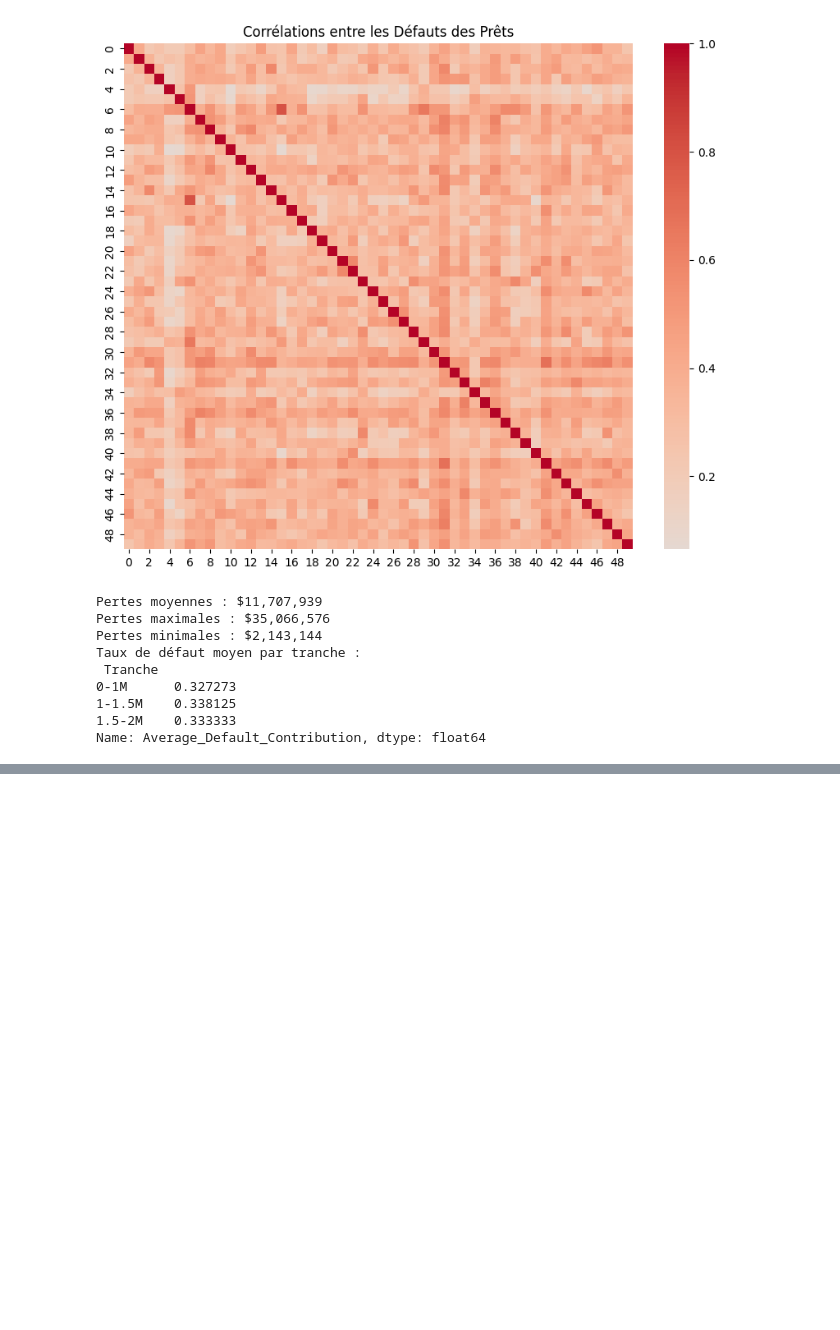
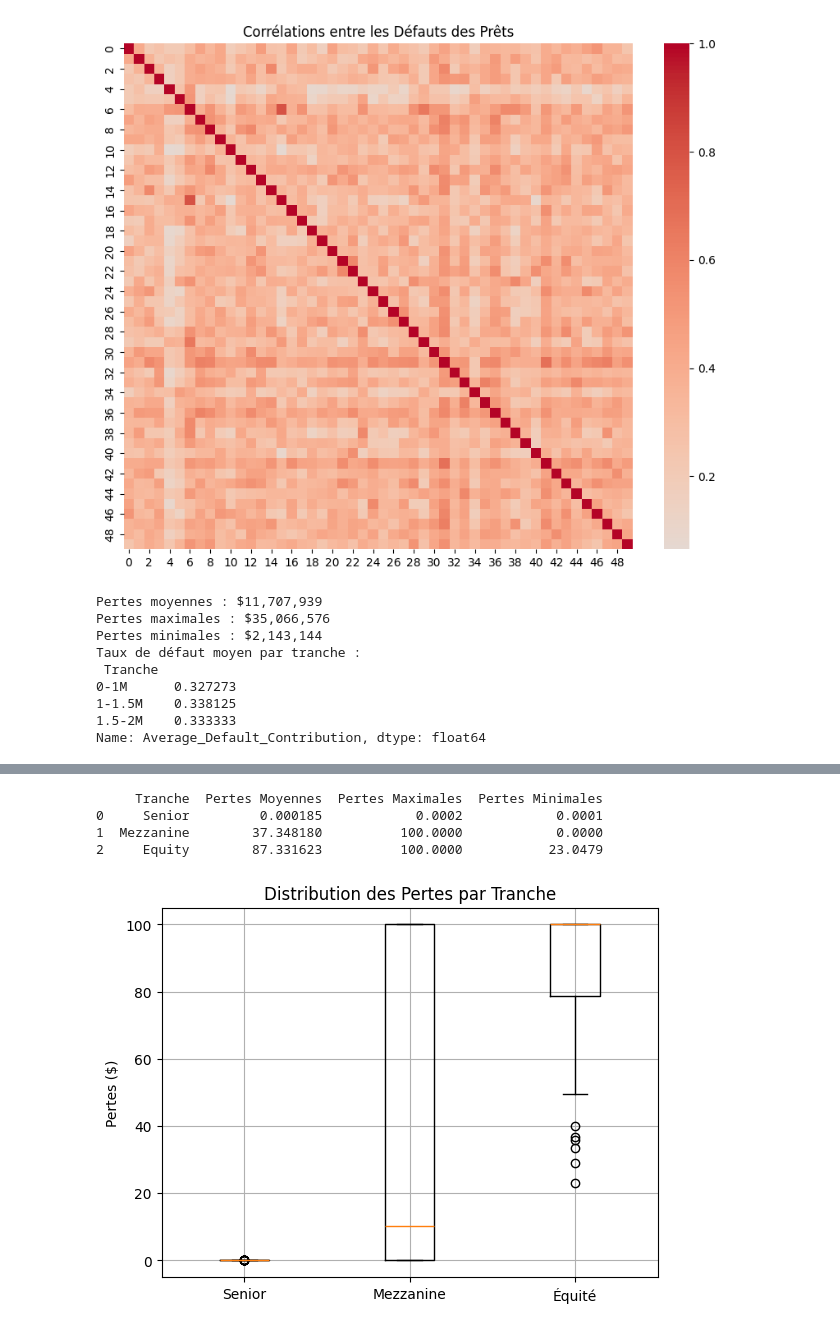
Before and after one commit to MelSOHM/Copulas_For_Credit_Risk, a Jupyter notebook: simulation_scenario.ipynb, the cells around one changed output, grey strips where cells are left out. Saved outputs shown, nothing was run; the diff lists cells and outputs as text; code cells hidden in the pictures; blank space fills up the shorter version.

```diff
--- a/simulation_scenario.ipynb
+++ b/simulation_scenario.ipynb
@@ -90,0 +125,12 @@ Name: Average_Default_Contribution, dtype: float64
+# %%
+Gumbel_samples = cop.gumbel_copula_multivariate(theta=1,num_samples=100,portfolio_size=len(portfolio))
+defaults_matrix = ut.simulate_defaults(Gumbel_samples, portfolio["Default_Probability"].values)
+equity_losses, mezzanine_losses, senior_losses =  ut.allocate_losses_by_transches(defaults_matrix, portfolio)
+# %%
+ut.simmulate_losses_tranche(equity_losses, mezzanine_losses, senior_losses)
+# %% [output]
+     Tranche  Pertes Moyennes  Pertes Maximales  Pertes Minimales
+0     Senior         0.000185            0.0002            0.0001
+1  Mezzanine        37.348180          100.0000            0.0000
+2     Equity        87.331623          100.0000           23.0479
+[figure, added]
```
Also changed, not shown: parts of 10 cells of this notebook, 1 other file.
